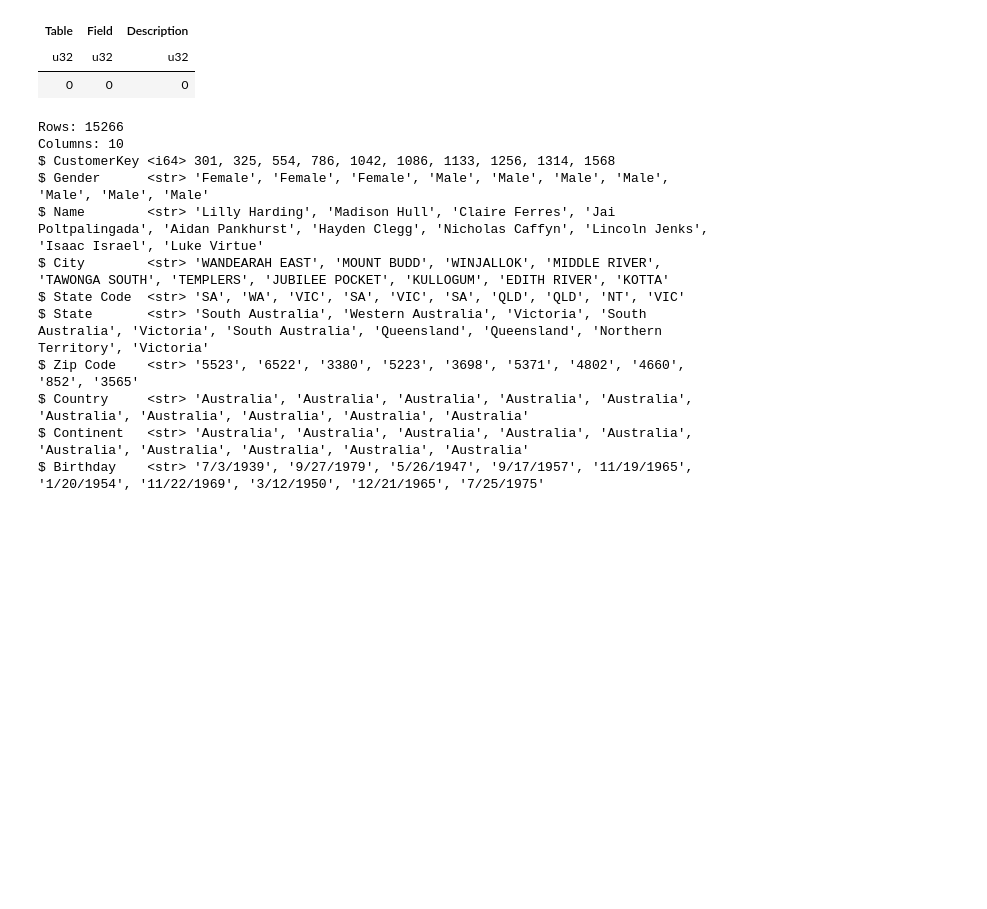
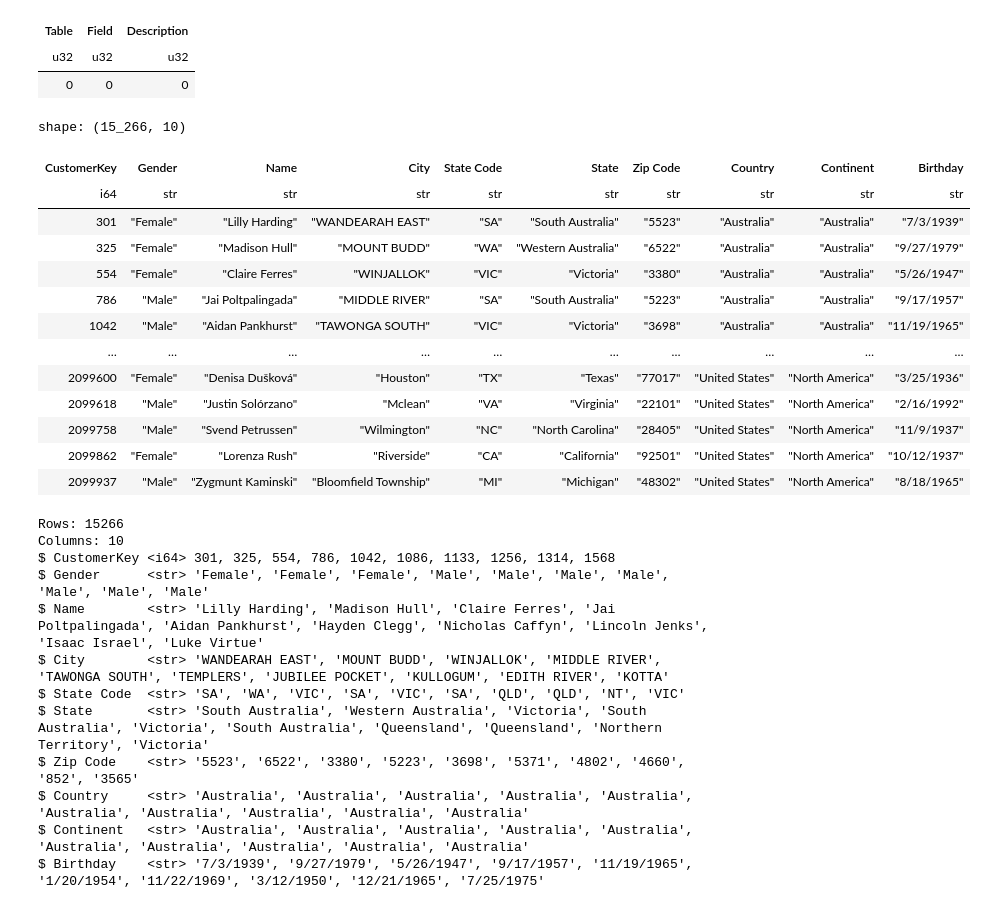
Before and after one commit to khanim-abdullayeva/E-Commerce-Sales-Customer-Analytics, a Jupyter notebook: notebooks/01_data_exploration.ipynb, the cells around one changed output. Saved outputs shown, nothing was run; the diff lists cells and outputs as text; code cells hidden in the pictures; blank space fills up the shorter version.

```diff
--- a/notebooks/01_data_exploration.ipynb
+++ b/notebooks/01_data_exploration.ipynb
@@ -283,6 +300,23 @@ customers = pl.read_csv(r"C:\Users\LENOVO\Desktop\Data Analitika\E-Commerce-Sale
                         encoding = "cp1252", schema_overrides = {
                         "Zip Code" : pl.String}
                        )
+# %%
+customers
+# %% [output]
+shape: (15_266, 10)
+| CustomerKey | Gender | Name | City | State Code | State | Zip Code | Country | Continent | Birthday |
+| i64 | str | str | str | str | str | str | str | str | str |
+| 301 | "Female" | "Lilly Harding" | "WANDEARAH EAST" | "SA" | "South Australia" | "5523" | "Australia" | "Australia" | "7/3/1939" |
+| 325 | "Female" | "Madison Hull" | "MOUNT BUDD" | "WA" | "Western Australia" | "6522" | "Australia" | "Australia" | "9/27/1979" |
+| 554 | "Female" | "Claire Ferres" | "WINJALLOK" | "VIC" | "Victoria" | "3380" | "Australia" | "Australia" | "5/26/1947" |
+| 786 | "Male" | "Jai Poltpalingada" | "MIDDLE RIVER" | "SA" | "South Australia" | "5223" | "Australia" | "Australia" | "9/17/1957" |
+| 1042 | "Male" | "Aidan Pankhurst" | "TAWONGA SOUTH" | "VIC" | "Victoria" | "3698" | "Australia" | "Australia" | "11/19/1965" |
+| … | … | … | … | … | … | … | … | … | … |
+| 2099600 | "Female" | "Denisa Dušková" | "Houston" | "TX" | "Texas" | "77017" | "United States" | "North America" | "3/25/1936" |
+| 2099618 | "Male" | "Justin Solórzano" | "Mclean" | "VA" | "Virginia" | "22101" | "United States" | "North America" | "2/16/1992" |
+| 2099758 | "Male" | "Svend Petrussen" | "Wilmington" | "NC" | "North Carolina" | "28405" | "United States" | "North America" | "11/9/1937" |
+| 2099862 | "Female" | "Lorenza Rush" | "Riverside" | "CA" | "California" | "92501" | "United States" | "North America" | "10/12/1937" |
+| 2099937 | "Male" | "Zygmunt Kaminski" | "Bloomfield Township" | "MI" | "Michigan" | "48302" | "United States" | "North America" | "8/18/1965" |
 # %%
 customers.glimpse()
 # %% [output]
```
Also changed, not shown: parts of 1 cell of this notebook.
